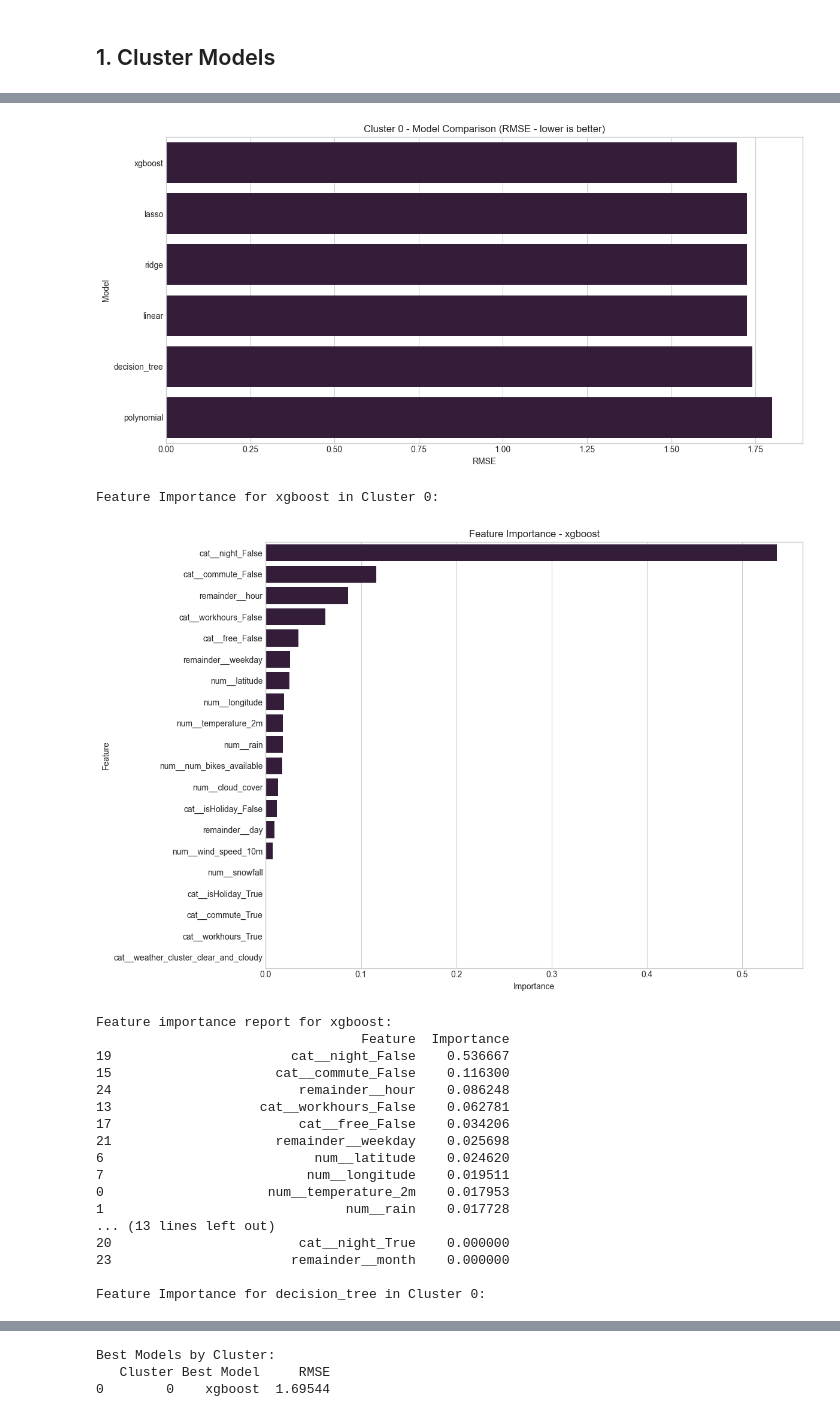
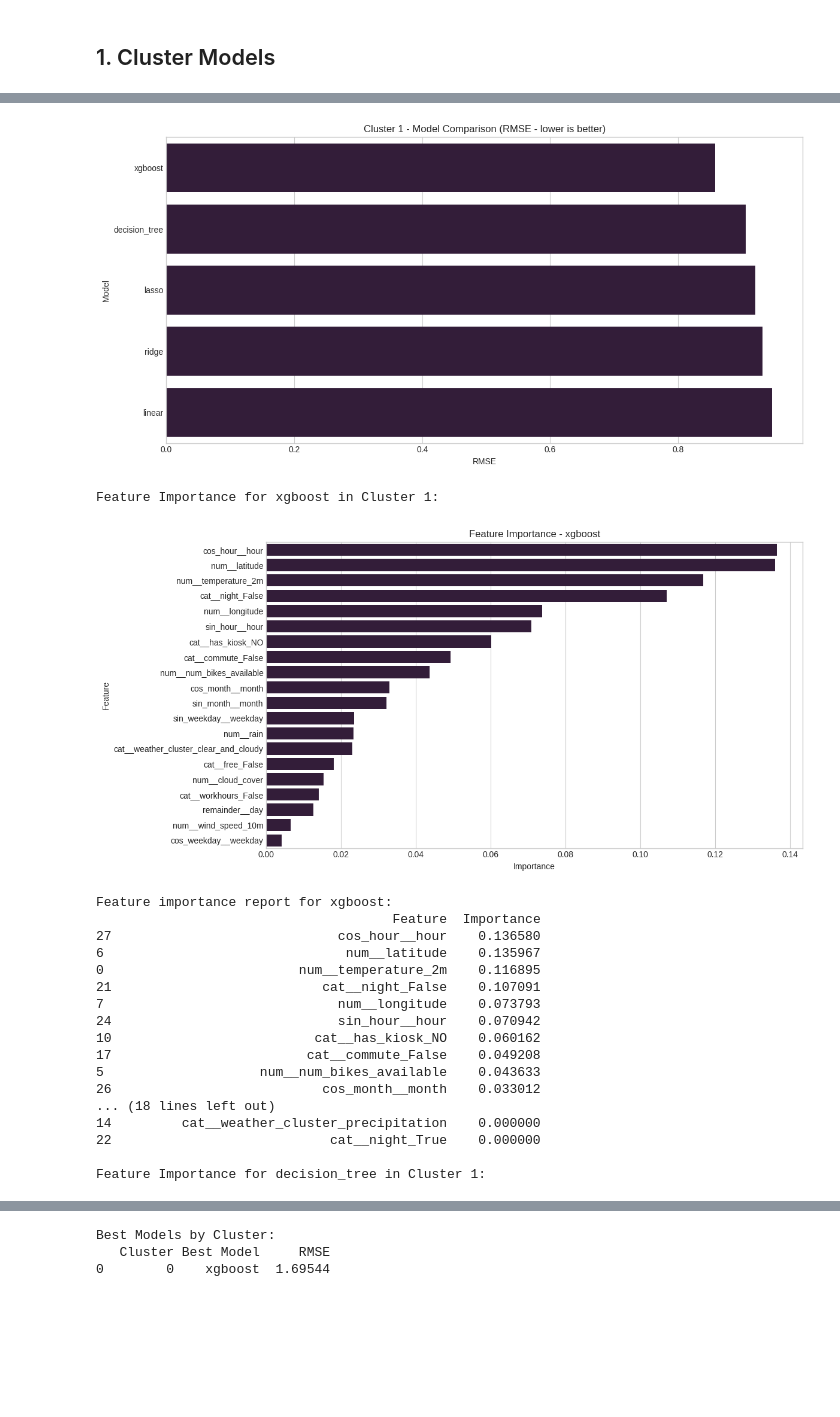
Before and after one commit to linusha/rental-bike-predictions, a Jupyter notebook: cluster_prediction.ipynb, the cells around one changed output, grey strips where cells are left out. Drawn from its saved outputs; the diff is of its cells as text; code cells hidden in the pictures; blank space fills up the shorter version.

Commit message:
Add results for cluster 1-6

```diff
--- a/cluster_prediction.ipynb
+++ b/cluster_prediction.ipynb
@@ -29,9 +29,9 @@ CONFIG = {
     'sample': False,
     'sample_months': 1, # how many months to sample (for development)
     'choose_month': 5, # month to choose for sampling // Note: overrides sample_months
-    'top_n_clusters': 10, # how many clusters to train (upper bound)
+    'top_n_clusters': 8, # how many clusters to train (upper bound)
     # For now, this is only implemented for the whole cluster models for brevity.
-    'start_at_cluster': 1, # all clusters with an id smaller than this value will be skipped! (lower bound to the line above)
+    'start_at_cluster': 3, # all clusters with an id smaller than this value will be skipped! (lower bound to the line above)
     'random_state': 123,
     'target_col': 'departures',
     'n_jobs': 4,  # gridsearch parallelization, might need to adjust based on your system
@@ -626,7 +624,8 @@ def create_comparison_df(results_dict):
 # %% [markdown]
 ## 1. Cluster Models
 # %%
-models_to_train_cluster = ['linear', 'lasso', 'ridge', 'polynomial', 'decision_tree', 'xgboost']
+# models_to_train_cluster = ['linear', 'lasso', 'ridge', 'polynomial', 'decision_tree', 'xgboost']
+models_to_train_cluster = ['linear', 'lasso', 'ridge', 'decision_tree', 'xgboost']
 
 unique_clusters = sorted(df['cluster'].unique().tolist())
 print(f"Found {len(unique_clusters)} clusters: {unique_clusters}")
@@ -638,7 +637,11 @@ all_cluster_comparisons = {}
 
 # Train models for each cluster
 for i, cluster_id in enumerate(unique_clusters):
+    print(cluster_id)
+    print(CONFIG['start_at_cluster'])
     if cluster_id < CONFIG['start_at_cluster']:
+        print(cluster_id)
+        print(CONFIG['start_at_cluster'])
         continue
     print(f"\n{'='*50}\nProcessing Cluster {cluster_id}\n{'='*50}")
 
@@ -713,20 +716,20 @@ Fitting 5 folds for each of 3 candidates, totalling 15 fits
-[figure, old version]
+[figure, new version]
-Feature Importance for xgboost in Cluster 0:
+Feature Importance for xgboost in Cluster 1:
-[figure, old version]
+[figure, new version]
 Feature importance report for xgboost:
-                                  Feature  Importance
-19                       cat__night_False    0.536667
-15                     cat__commute_False    0.116300
-24                        remainder__hour    0.086248
-13                   cat__workhours_False    0.062781
-17                        cat__free_False    0.034206
-21                     remainder__weekday    0.025698
-6                           num__latitude    0.024620
-7                          num__longitude    0.019511
-0                     num__temperature_2m    0.017953
-1                               num__rain    0.017728
-... (13 lines left out)
-20                        cat__night_True    0.000000
-23                       remainder__month    0.000000
+                                      Feature  Importance
+27                             cos_hour__hour    0.136580
+6                               num__latitude    0.135967
+0                         num__temperature_2m    0.116895
+21                           cat__night_False    0.107091
+7                              num__longitude    0.073793
+24                             sin_hour__hour    0.070942
+10                          cat__has_kiosk_NO    0.060162
+17                         cat__commute_False    0.049208
+5                    num__num_bikes_available    0.043633
+26                           cos_month__month    0.033012
+... (18 lines left out)
+14         cat__weather_cluster_precipitation    0.000000
+22                            cat__night_True    0.000000
 
-Feature Importance for decision_tree in Cluster 0:
+Feature Importance for decision_tree in Cluster 1:
```
Also changed, not shown: parts of 10 cells of this notebook, 49 other files.
